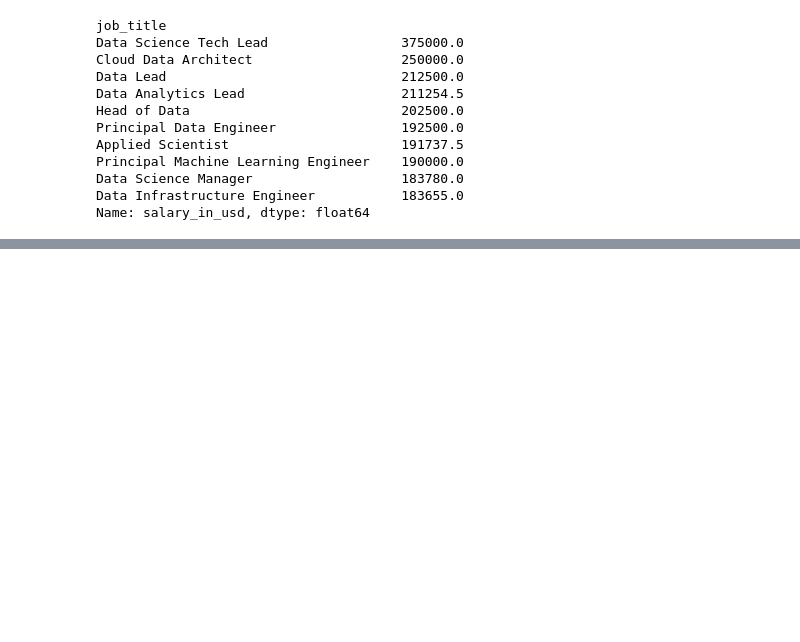
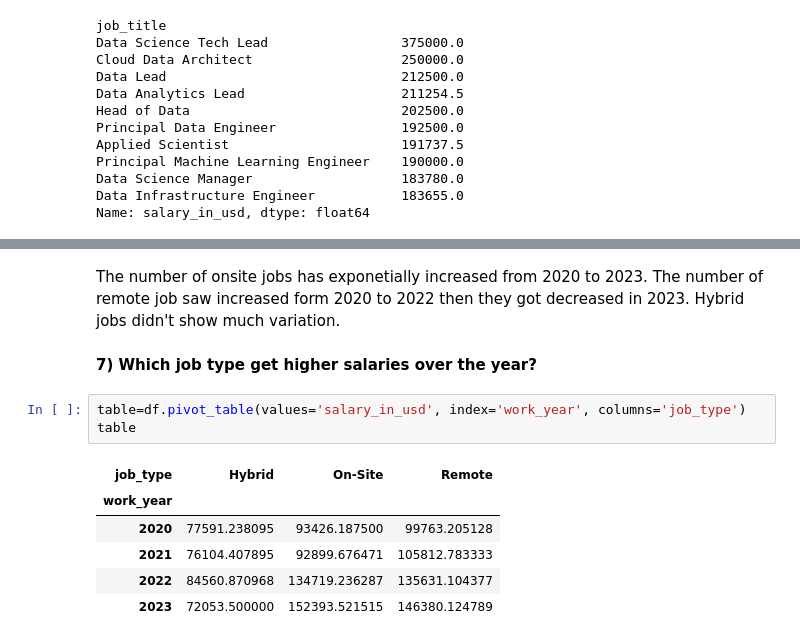
Before and after one commit to prasadposture/Analysis-of-Data-Science-Jobs, a Jupyter notebook: Analysis-of-Data-Science-Jobs.ipynb, the cells around one changed output, grey strips where cells are left out. Drawn from its saved outputs; the diff is of its cells as text; blank space fills up the shorter version.

```diff
--- a/Analysis-of-Data-Science-Jobs.ipynb
+++ b/Analysis-of-Data-Science-Jobs.ipynb
@@ -252,0 +308,14 @@ px.bar(x=xdf.index, y=xdf, title='Top 10 High Paying Job Designations',
+# %% [markdown]
+The number of onsite jobs has exponetially increased from 2020 to 2023. The number of remote job saw increased form 2020 to 2022 then they got decreased in 2023. Hybrid jobs didn't show much variation.
+# %% [markdown]
+<b> 7) Which job type get higher salaries over the year?
+# %%
+table=df.pivot_table(values='salary_in_usd', index='work_year', columns='job_type')
+table
+# %% [output]
+| job_type | Hybrid | On-Site | Remote |
+| work_year |  |  |  |
+| 2020 | 77591.238095 | 93426.187500 | 99763.205128 |
+| 2021 | 76104.407895 | 92899.676471 | 105812.783333 |
+| 2022 | 84560.870968 | 134719.236287 | 135631.104377 |
+| 2023 | 72053.500000 | 152393.521515 | 146380.124789 |
```
Also changed, not shown: parts of 39 cells of this notebook.
